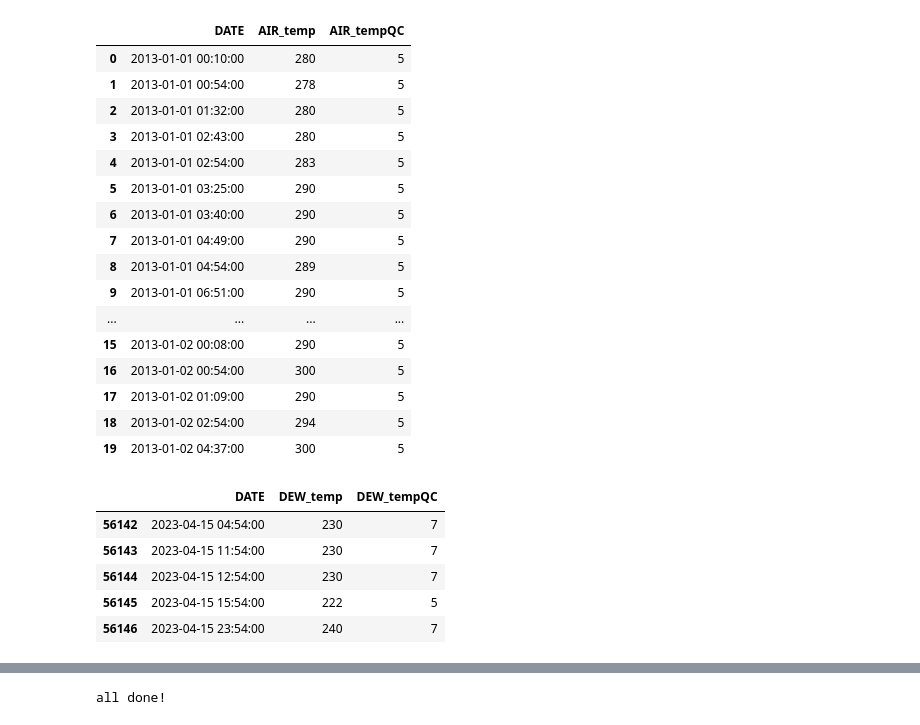
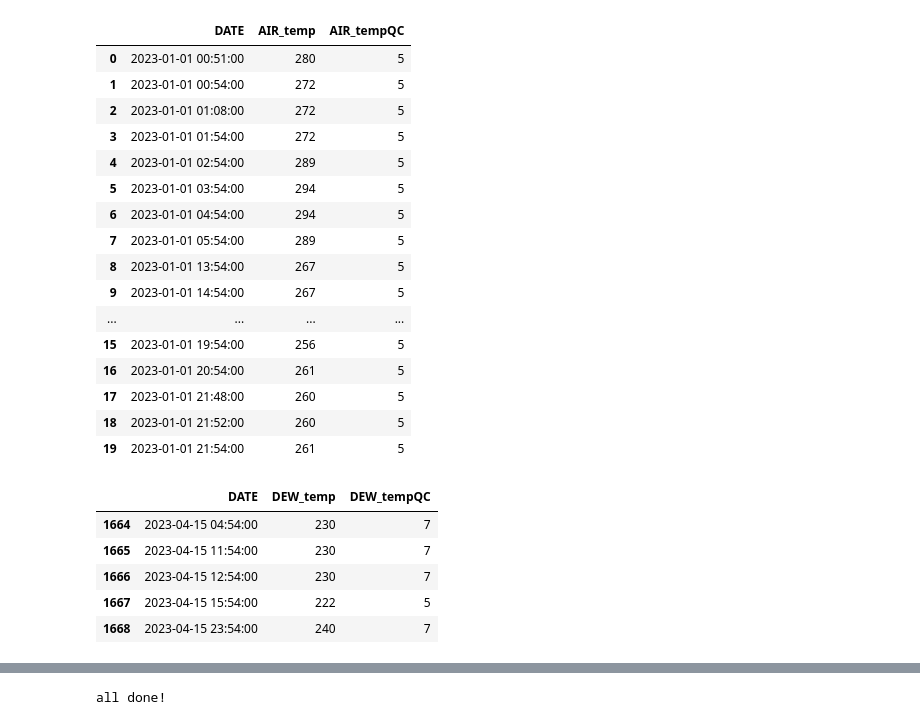
Before and after one commit to LLudivina/project-one, a Jupyter notebook: Climate_Data_Clean_Split.ipynb, the cells around one changed output, grey strips where cells are left out. Drawn from its saved outputs; the diff is of its cells as text; code cells hidden in the pictures.

```diff
--- a/Climate_Data_Clean_Split.ipynb
+++ b/Climate_Data_Clean_Split.ipynb
@@ -6,15 +6,9 @@ different climate tables can be loaded into a relational database.
 import pandas as pd
 import os
 import glob
+import warnings
+# Settings the warnings to be ignored
+warnings.filterwarnings('ignore')
 
 dir_path = r'resources'
-all_files = glob.glob(os.path.join(dir_path , "*.csv"))
-
-file_list = []
-for filename in all_files:
-    all_data_df = pd.read_csv(filename, index_col=None, header=0)
-    file_list.append(all_data_df)
-
-#create one large DataFrame of all years of the data
-entire_df = pd.concat(file_list, ignore_index=True)
-entire_df.tail()
+all_files = glob.glob(os.path.join(dir_path , "*.csv"), )
@@ -27,0 +15,8 @@ entire_df.tail()
+# %%
+file_list = []
+for filename in all_files:
+    all_data_df = pd.read_csv(filename, index_col=None, header=0, on_bad_lines='warn', engine='python')
+    file_list.append(all_data_df)
+
+#create one large DataFrame of all years of the data
+entire_df = pd.concat(file_list, ignore_index=True)
@@ -120,25 +190,25 @@ vis_df.head(20)
 vis_df.to_csv('resources/VIS/vis_data.csv', index=False)
 # %%
 # Create air temp DataFrame
-air_temp_df = entire_df.filter(['DATE','AIR_temp', 'AIR_tempQC'])
+air_temp_df = all_data_df.filter(['DATE','AIR_temp', 'AIR_tempQC'])
 air_temp_df.head(20)
 # %% [output]
 |  | DATE | AIR_temp | AIR_tempQC |
-| 0 | 2013-01-01 00:10:00 | 280 | 5 |
-| 1 | 2013-01-01 00:54:00 | 278 | 5 |
-| 2 | 2013-01-01 01:32:00 | 280 | 5 |
-| 3 | 2013-01-01 02:43:00 | 280 | 5 |
-| 4 | 2013-01-01 02:54:00 | 283 | 5 |
-| 5 | 2013-01-01 03:25:00 | 290 | 5 |
-| 6 | 2013-01-01 03:40:00 | 290 | 5 |
-| 7 | 2013-01-01 04:49:00 | 290 | 5 |
-| 8 | 2013-01-01 04:54:00 | 289 | 5 |
-| 9 | 2013-01-01 06:51:00 | 290 | 5 |
+| 0 | 2023-01-01 00:51:00 | 280 | 5 |
+| 1 | 2023-01-01 00:54:00 | 272 | 5 |
+| 2 | 2023-01-01 01:08:00 | 272 | 5 |
+| 3 | 2023-01-01 01:54:00 | 272 | 5 |
+| 4 | 2023-01-01 02:54:00 | 289 | 5 |
+| 5 | 2023-01-01 03:54:00 | 294 | 5 |
+| 6 | 2023-01-01 04:54:00 | 294 | 5 |
+| 7 | 2023-01-01 05:54:00 | 289 | 5 |
+| 8 | 2023-01-01 13:54:00 | 267 | 5 |
+| 9 | 2023-01-01 14:54:00 | 267 | 5 |
 | ... | ... | ... | ... |
-| 15 | 2013-01-02 00:08:00 | 290 | 5 |
-| 16 | 2013-01-02 00:54:00 | 300 | 5 |
-| 17 | 2013-01-02 01:09:00 | 290 | 5 |
-| 18 | 2013-01-02 02:54:00 | 294 | 5 |
-| 19 | 2013-01-02 04:37:00 | 300 | 5 |
+| 15 | 2023-01-01 19:54:00 | 256 | 5 |
+| 16 | 2023-01-01 20:54:00 | 261 | 5 |
+| 17 | 2023-01-01 21:48:00 | 260 | 5 |
+| 18 | 2023-01-01 21:52:00 | 260 | 5 |
+| 19 | 2023-01-01 21:54:00 | 261 | 5 |
 # %%
 # write out air temp data into csv file
@@ -145,14 +217,14 @@ air_temp_df.head(20)
 air_temp_df.to_csv('resources/TMP/temp_data.csv', index=False)
 # %%
 # Create dew point DataFrame
-dew_point_df = entire_df.filter(['DATE','DEW_temp', 'DEW_tempQC'])
+dew_point_df = all_data_df.filter(['DATE','DEW_temp', 'DEW_tempQC'])
 dew_point_df.tail()
 # %% [output]
 |  | DATE | DEW_temp | DEW_tempQC |
-| 56142 | 2023-04-15 04:54:00 | 230 | 7 |
-| 56143 | 2023-04-15 11:54:00 | 230 | 7 |
-| 56144 | 2023-04-15 12:54:00 | 230 | 7 |
-| 56145 | 2023-04-15 15:54:00 | 222 | 5 |
-| 56146 | 2023-04-15 23:54:00 | 240 | 7 |
+| 1664 | 2023-04-15 04:54:00 | 230 | 7 |
+| 1665 | 2023-04-15 11:54:00 | 230 | 7 |
+| 1666 | 2023-04-15 12:54:00 | 230 | 7 |
+| 1667 | 2023-04-15 15:54:00 | 222 | 5 |
+| 1668 | 2023-04-15 23:54:00 | 240 | 7 |
 # %%
 # write out dew point data into csv file
```
Also changed, not shown: parts of 17 cells of this notebook.
